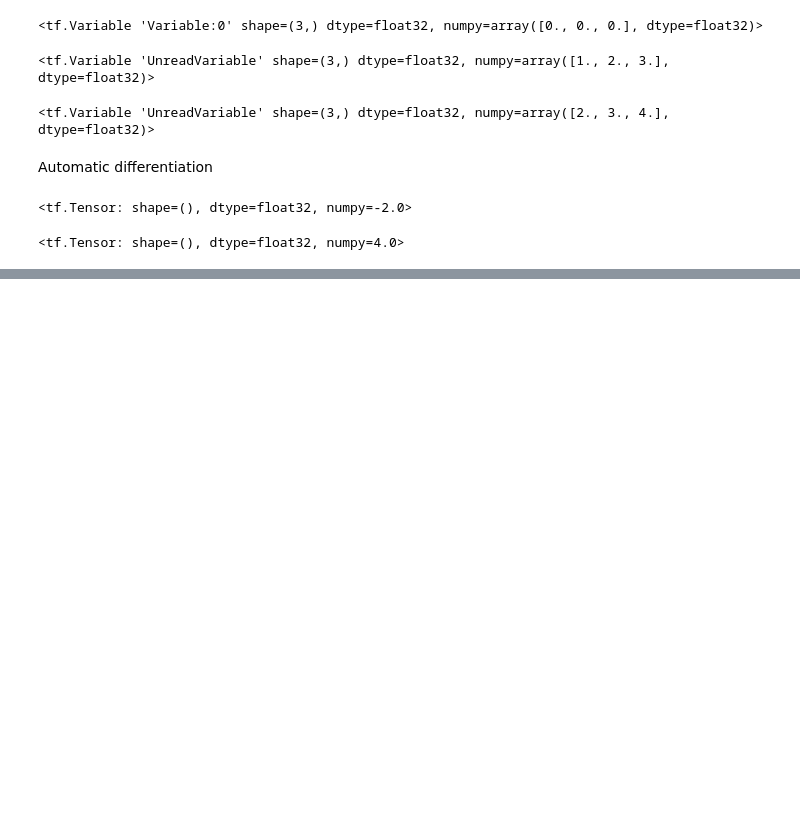
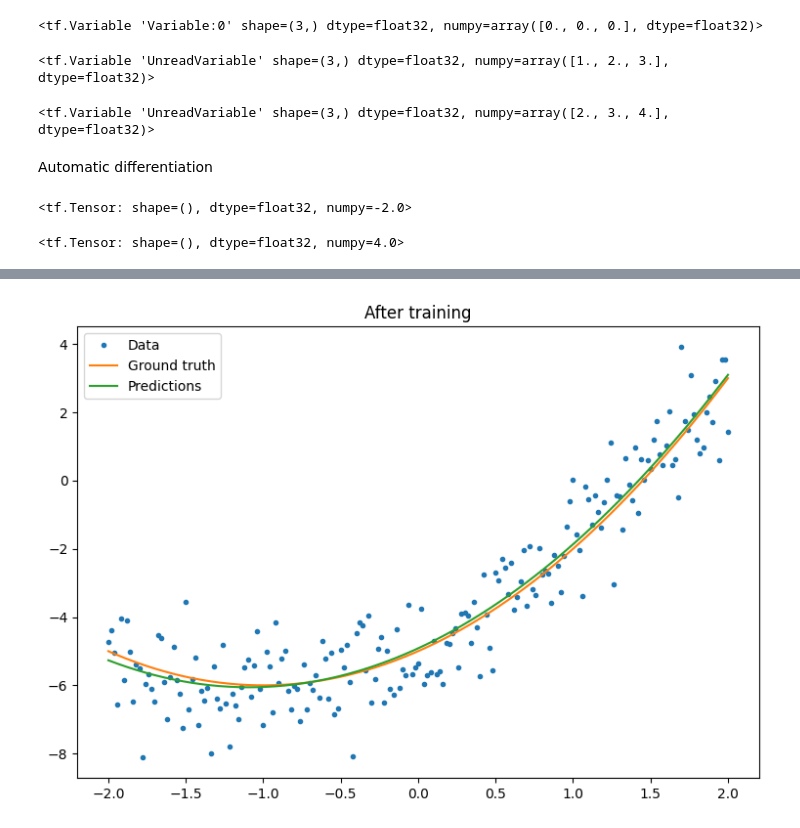
Before and after one commit to TaMaN2031A/data-yard, a Jupyter notebook: Roots of Knowledge/tf documentation/learn/guide/tf basics/overview.ipynb, the cells around one changed output, grey strips where cells are left out. Cells and saved outputs as stored; diff of their text form; code cells hidden in the pictures; blank space fills up the shorter version.

```diff
--- a/Roots of Knowledge/tf documentation/learn/guide/tf basics/overview.ipynb
+++ b/Roots of Knowledge/tf documentation/learn/guide/tf basics/overview.ipynb
@@ -184,0 +330,4 @@ https://www.tensorflow.org/guide/basics#graphs_and_tffunction
+# %%
+plot_preds(x, y, f, quad_model, 'After training')
+# %% [output]
+[figure, added]
```
Also changed, not shown: parts of 23 cells of this notebook.
